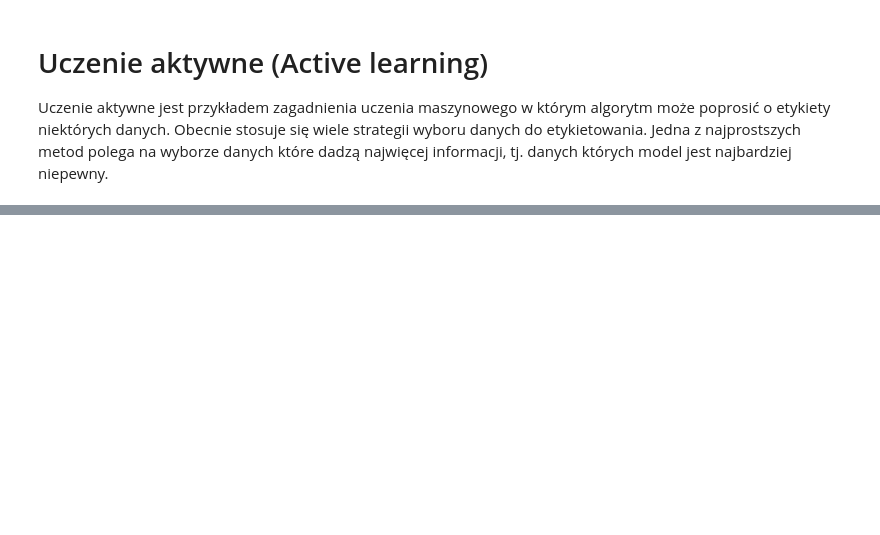
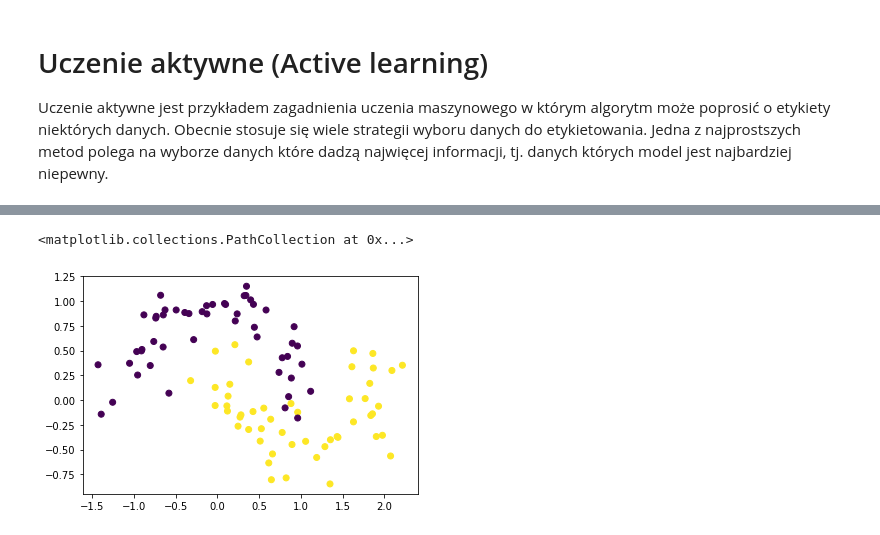
Before and after one commit to JohnnyWasilewski/postgraduate-lectures, a Jupyter notebook: ML_theory/Active_learning_BNN.ipynb, the cells around one changed output, grey strips where cells are left out. Drawn from its saved outputs; the diff is of its cells as text; code cells hidden in the pictures; blank space fills up the shorter version.

```diff
--- a/ML_theory/Active_learning_BNN.ipynb
+++ b/ML_theory/Active_learning_BNN.ipynb
@@ -116,0 +150,7 @@ for ax in axs.flatten():
+# %%
+x, y =sklearn.datasets.make_moons(n_samples=100, shuffle=True, noise=0.2, random_state=None)
+# %%
+plt.scatter(x[:,0], x[:,1], c=y)
+# %% [output]
+<matplotlib.collections.PathCollection at 0x...>
+[figure, added]
```
Also changed, not shown: parts of 8 cells of this notebook.
